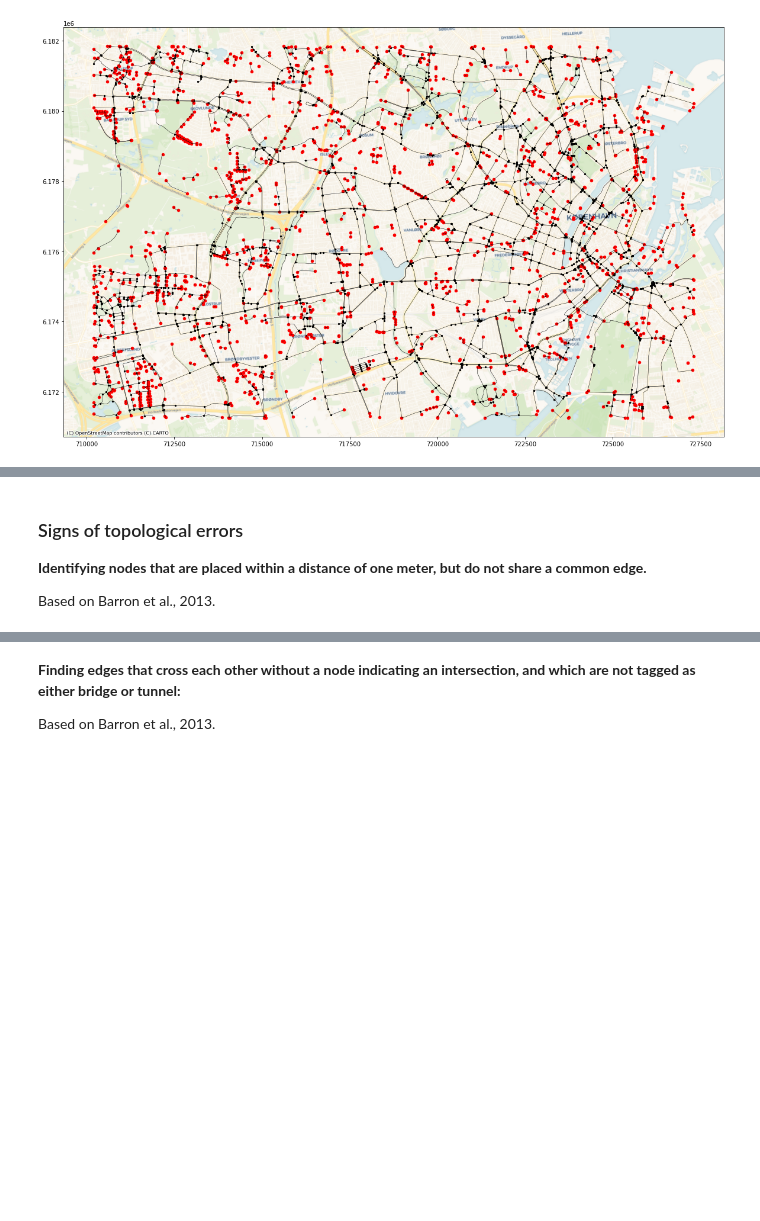
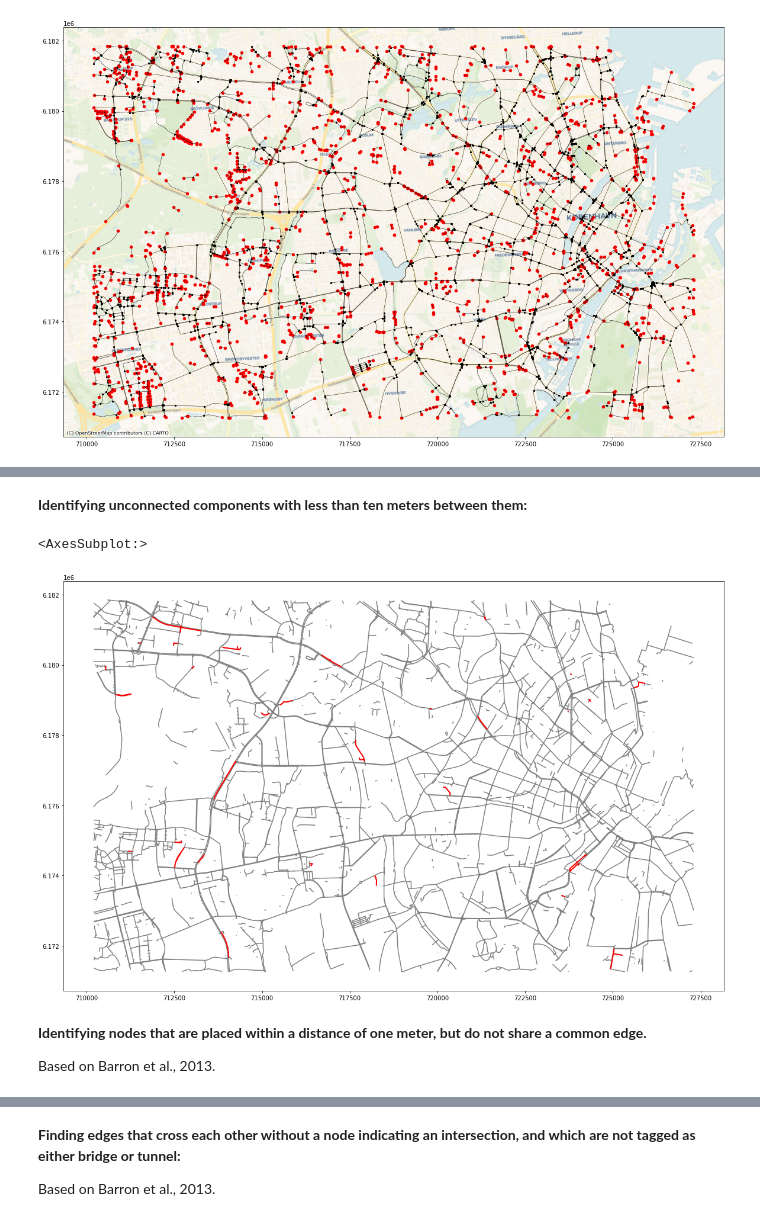
Before and after one commit to anerv/cycling_data_quality, a Jupyter notebook: scripts/intrinsic_analysis.ipynb, the cells around one changed output, grey strips where cells are left out. Drawn from its saved outputs; the diff is of its cells as text; code cells hidden in the pictures; blank space fills up the shorter version.

```diff
--- a/scripts/intrinsic_analysis.ipynb
+++ b/scripts/intrinsic_analysis.ipynb
@@ -65,0 +64,34 @@ def run_grid_analysis(grid, edges, nodes, func, args):
+# %%
+simplified_edges['edge_id'] = simplified_edges.reset_index().index
+edges['edge_id'] = edges.reset_index().index
+
+u_list = simplified_edges.reset_index()['u'].to_list()
+v_list = simplified_edges.reset_index()['v'].to_list()
+simplified_edges['u'] = u_list
+simplified_edges['v'] = v_list
+
+u_list = edges.reset_index()['u'].to_list()
+v_list = edges.reset_index()['v'].to_list()
+edges['u'] = u_list
+edges['v'] = v_list
+
+s_edges_join = gpd.overlay(simplified_edges, grid, how ='intersection')
+edges_join = gpd.overlay(edges, grid, how='intersection')
+
+simplified_nodes['node_id'] = simplified_nodes.index
+nodes['node_id'] = nodes.index
+
+s_nodes_join = gpd.overlay(simplified_nodes, grid, how ='intersection')
+nodes_join = gpd.overlay(nodes, grid, how='intersection')
+
+grid_ids = grid.grid_id.to_list()
+
+# Count features in each grid cell
+all_data = [edges_join, nodes_join, s_edges_join, s_nodes_join]
+labels = ['edges','nodes','simplified_edges','simplified_nodes']
+
+for data, label in zip(all_data, labels):
+
+    df = ef.count_features_in_grid(data,label)
+
+    grid = grid.merge(df, on='grid_id')
@@ -144,6 +276,18 @@ The network consists of 333 unconnected components.
+# %% [markdown]
+**Identifying unconnected components with less than ten meters between them:**
+# %%
+issues, component_edges = ef.find_adjacent_components(components=components, buffer_dist=10)
+
+fig, ax = plt.subplots(figsize=(20,20))
+
+simplified_edges.plot(ax=ax, color='grey')
+issues.plot(ax=ax, color='red', linewidth=2)
+
+# TODO: Fix plot
+# %% [output]
+<AxesSubplot:>
+[figure, added]
 # %% [markdown]
-### Signs of topological errors
-
 **Identifying nodes that are placed within a distance of one meter, but do not share a common edge.**
 
 Based on Barron et al., 2013.
```
Also changed, not shown: parts of 27 cells of this notebook, 3 other files.
